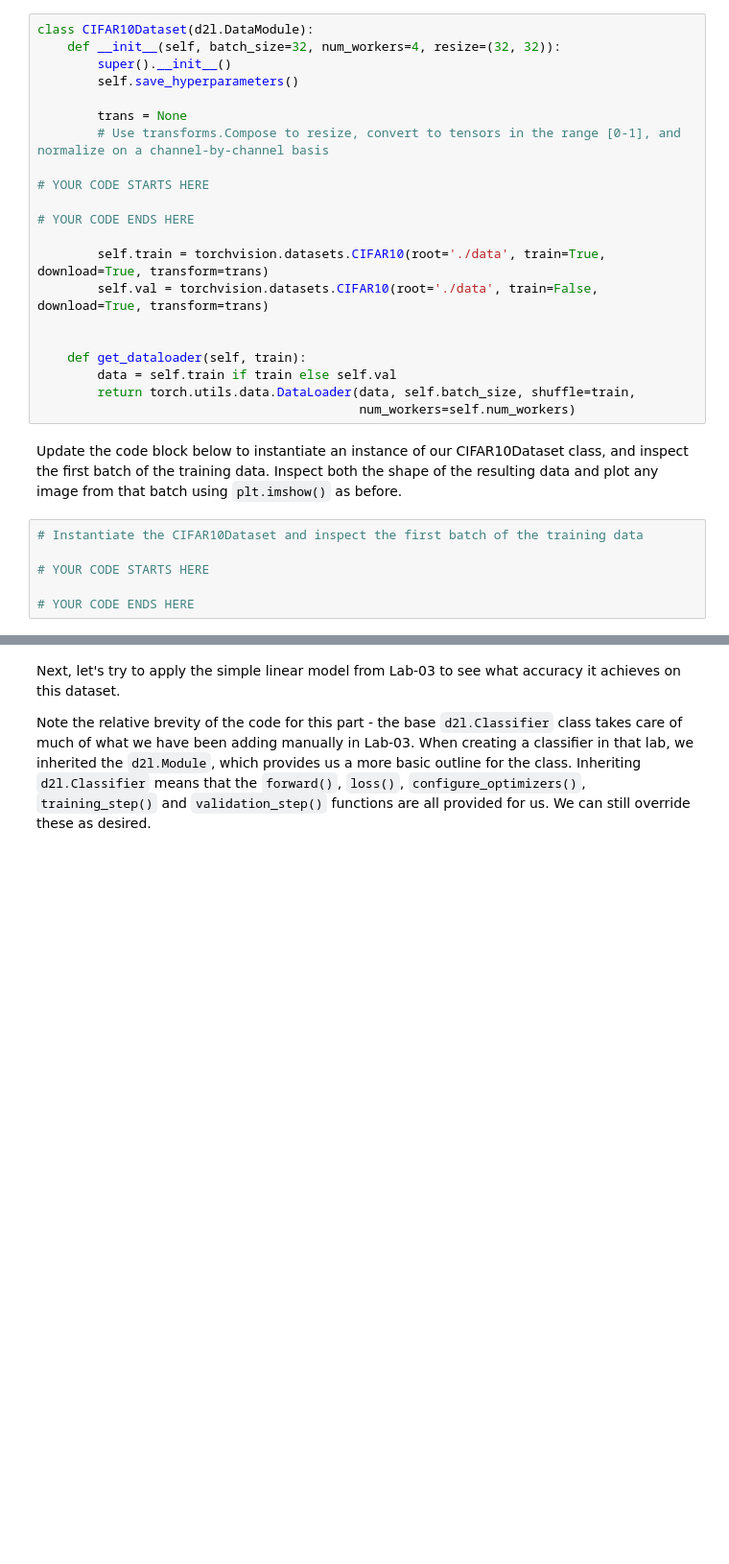
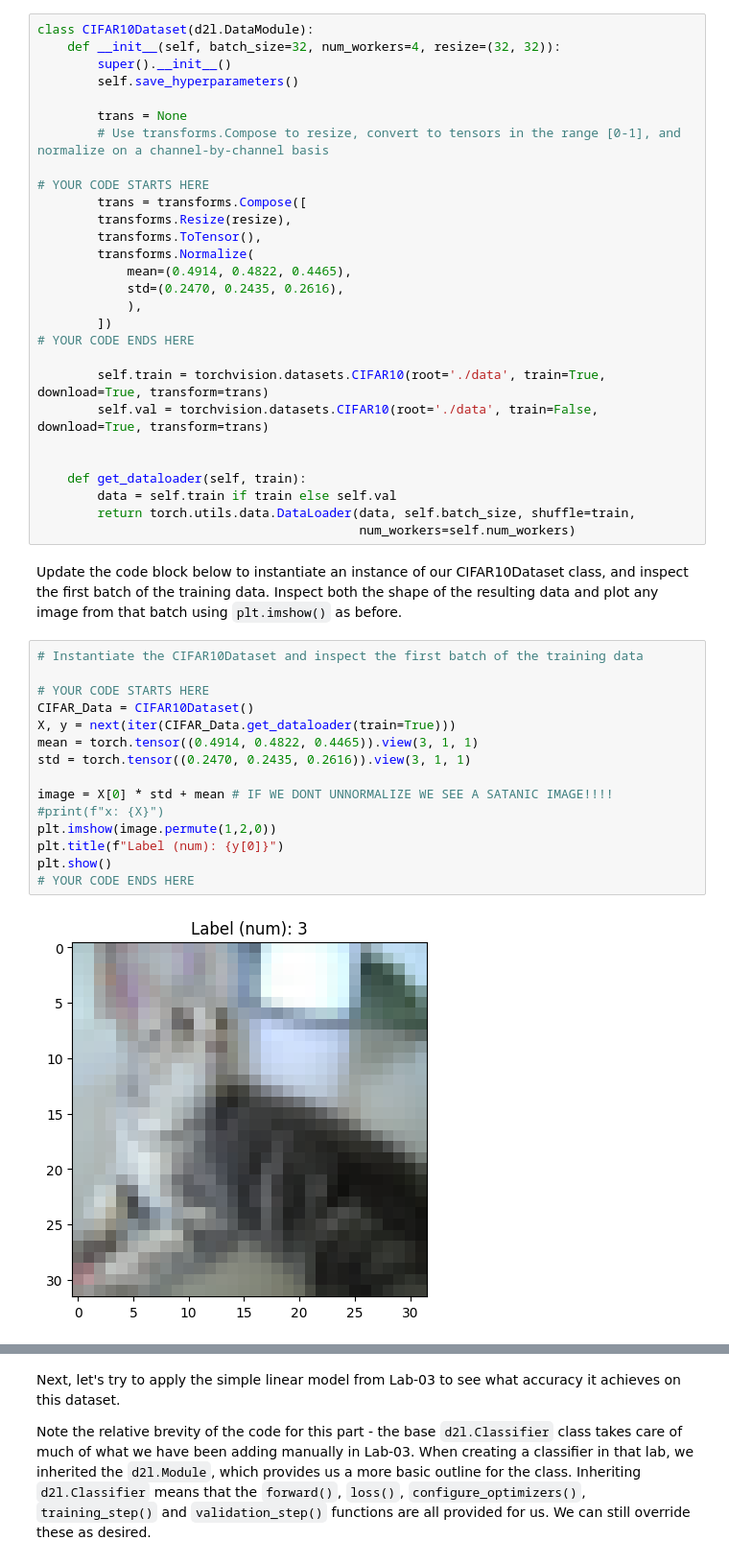
Before and after one commit to Tyler-Bibus/cpre3250, a Jupyter notebook: Lab-04/Lab-04.ipynb, the cells around one changed output, grey strips where cells are left out. Shown at 96% size. Drawn from its saved outputs; the diff is of its cells as text; blank space fills up the shorter version.

```diff
--- a/Lab-04/Lab-04.ipynb
+++ b/Lab-04/Lab-04.ipynb
@@ -138,7 +201,14 @@ class CIFAR10Dataset(d2l.DataModule):
         # Use transforms.Compose to resize, convert to tensors in the range [0-1], and normalize on a channel-by-channel basis
 
 # YOUR CODE STARTS HERE
-
+        trans = transforms.Compose([
+        transforms.Resize(resize),
+        transforms.ToTensor(),
+        transforms.Normalize(
+            mean=(0.4914, 0.4822, 0.4465),
+            std=(0.2470, 0.2435, 0.2616),
+            ),
+        ])
 # YOUR CODE ENDS HERE
 
         self.train = torchvision.datasets.CIFAR10(root='./data', train=True, download=True, transform=trans)
@@ -154,9 +224,20 @@ Update the code block below to instantiate an instance of our CIFAR10Dataset cla
 # %%
 # Instantiate the CIFAR10Dataset and inspect the first batch of the training data
 
 # YOUR CODE STARTS HERE
+CIFAR_Data = CIFAR10Dataset()
+X, y = next(iter(CIFAR_Data.get_dataloader(train=True)))
+mean = torch.tensor((0.4914, 0.4822, 0.4465)).view(3, 1, 1)
+std = torch.tensor((0.2470, 0.2435, 0.2616)).view(3, 1, 1)
 
+image = X[0] * std + mean # IF WE DONT UNNORMALIZE WE SEE A SATANIC IMAGE!!!!
+#print(f"x: {X}")
+plt.imshow(image.permute(1,2,0))
+plt.title(f"Label (num): {y[0]}")
+plt.show()
 # YOUR CODE ENDS HERE
+# %% [output]
+[figure, added]
 # %% [markdown]
 - **Q1.3):** Why did this step take significantly less time to execute than our previous cell that loaded the dataset?
 
```
Also changed, not shown: parts of 19 cells of this notebook.
